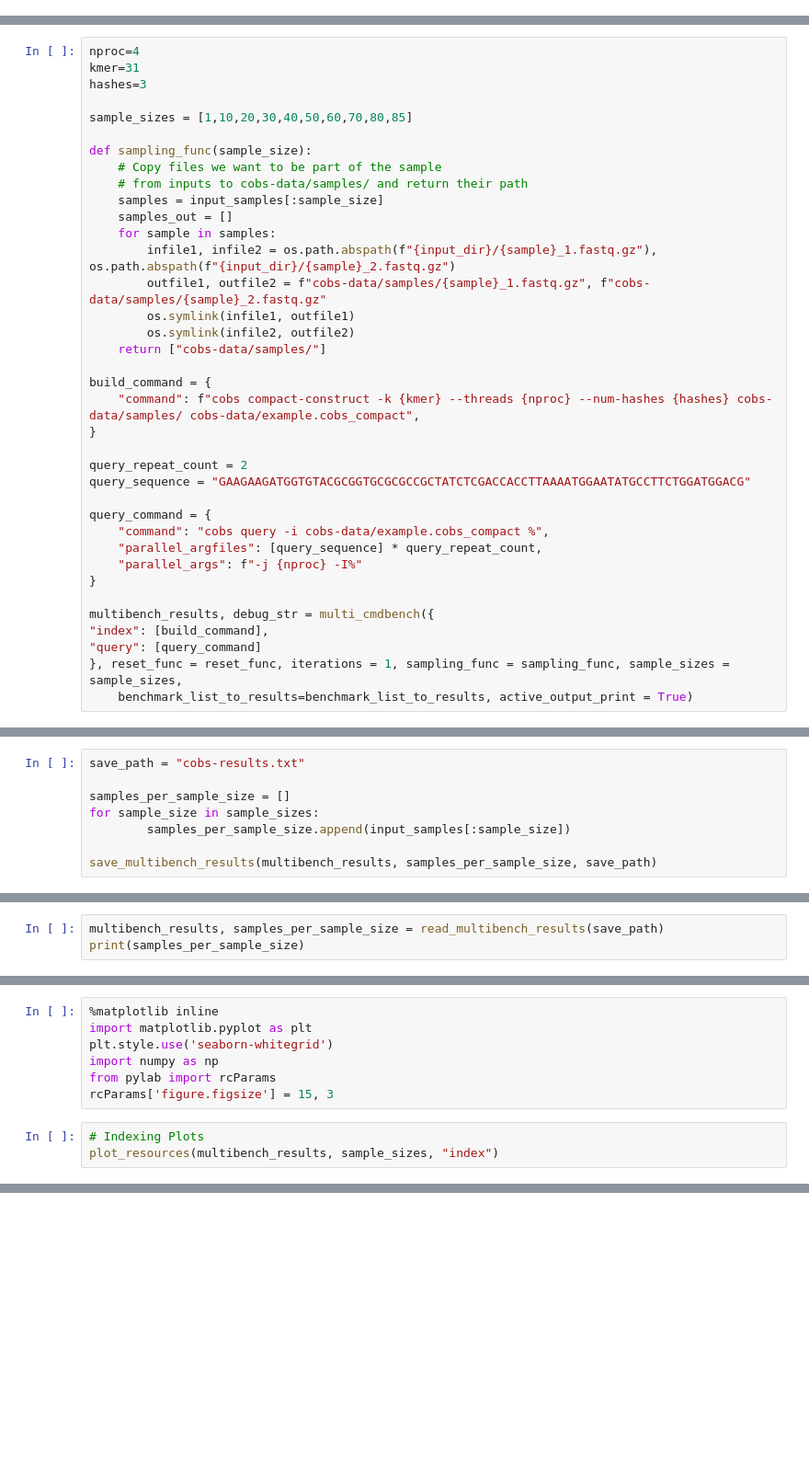
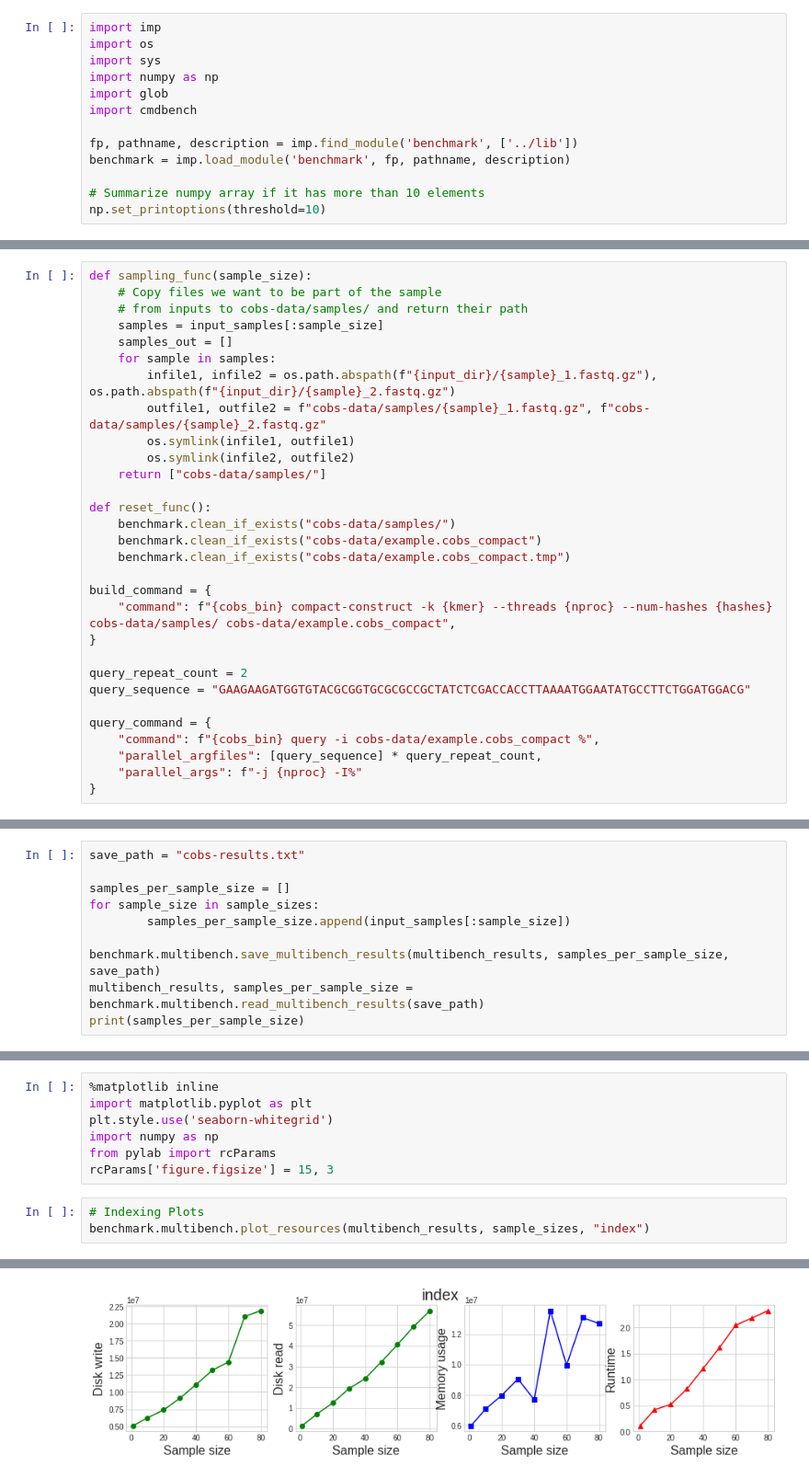
Before and after one commit to apetkau/thesis-benchmarking, a Jupyter notebook: cobs/Benchmark-COBS.ipynb, the cells around one changed output, grey strips where cells are left out. Shown at 92% size. Saved outputs shown, nothing was run; the diff lists cells and outputs as text; blank space fills up the shorter version.

```diff
--- a/cobs/Benchmark-COBS.ipynb
+++ b/cobs/Benchmark-COBS.ipynb
@@ -5 +3,14 @@
+# %%
+import imp
+import os
+import sys
+import numpy as np
+import glob
+import cmdbench
+
+fp, pathname, description = imp.find_module('benchmark', ['../lib'])
+benchmark = imp.load_module('benchmark', fp, pathname, description)
+
+# Summarize numpy array if it has more than 10 elements
+np.set_printoptions(threshold=10)
 # %% [markdown]
@@ -56,10 +68,4 @@ create_folder_if_doesnt_exist("cobs-data/samples")
 # %%
-nproc=4
-kmer=31
-hashes=3
-
-sample_sizes = [1,10,20,30,40,50,60,70,80,85]
-
 def sampling_func(sample_size):
     # Copy files we want to be part of the sample
     # from inputs to cobs-data/samples/ and return their path
@@ -72,21 +78,20 @@ def sampling_func(sample_size):
         os.symlink(infile2, outfile2)
     return ["cobs-data/samples/"]
 
+def reset_func():
+    benchmark.clean_if_exists("cobs-data/samples/")
+    benchmark.clean_if_exists("cobs-data/example.cobs_compact")
+    benchmark.clean_if_exists("cobs-data/example.cobs_compact.tmp")
+
 build_command = {
-    "command": f"cobs compact-construct -k {kmer} --threads {nproc} --num-hashes {hashes} cobs-data/samples/ cobs-data/example.cobs_compact",
+    "command": f"{cobs_bin} compact-construct -k {kmer} --threads {nproc} --num-hashes {hashes} cobs-data/samples/ cobs-data/example.cobs_compact",
 }
 
 query_repeat_count = 2
 query_sequence = "GAAGAAGATGGTGTACGCGGTGCGCGCCGCTATCTCGACCACCTTAAAATGGAATATGCCTTCTGGATGGACG"
 
 query_command = {
-    "command": "cobs query -i cobs-data/example.cobs_compact %",
+    "command": f"{cobs_bin} query -i cobs-data/example.cobs_compact %",
     "parallel_argfiles": [query_sequence] * query_repeat_count,
     "parallel_args": f"-j {nproc} -I%"
 }
-
-multibench_results, debug_str = multi_cmdbench({
-"index": [build_command],
-"query": [query_command]
-}, reset_func = reset_func, iterations = 1, sampling_func = sampling_func, sample_sizes = sample_sizes,
-    benchmark_list_to_results=benchmark_list_to_results, active_output_print = True)
@@ -99,4 +132,6 @@ samples_per_sample_size = []
 for sample_size in sample_sizes:
         samples_per_sample_size.append(input_samples[:sample_size])
 
-save_multibench_results(multibench_results, samples_per_sample_size, save_path)
+benchmark.multibench.save_multibench_results(multibench_results, samples_per_sample_size, save_path)
+multibench_results, samples_per_sample_size = benchmark.multibench.read_multibench_results(save_path)
+print(samples_per_sample_size)
@@ -103,6 +140,3 @@ save_multibench_results(multibench_results, samples_per_sample_size, save_path)
-# %%
-multibench_results, samples_per_sample_size = read_multibench_results(save_path)
-print(samples_per_sample_size)
 # %% [markdown]
 # Plot
 # %%
@@ -114,4 +148,5 @@ from pylab import rcParams
 rcParams['figure.figsize'] = 15, 3
 # %%
 # Indexing Plots
-plot_resources(multibench_results, sample_sizes, "index")
+benchmark.multibench.plot_resources(multibench_results, sample_sizes, "index")
+# %% [output]
@@ -118,2 +154,3 @@ plot_resources(multibench_results, sample_sizes, "index")
+[figure, added]
 # %%
 # Querying Plots
```
Also changed, not shown: parts of 13 cells of this notebook, 4 other files.
